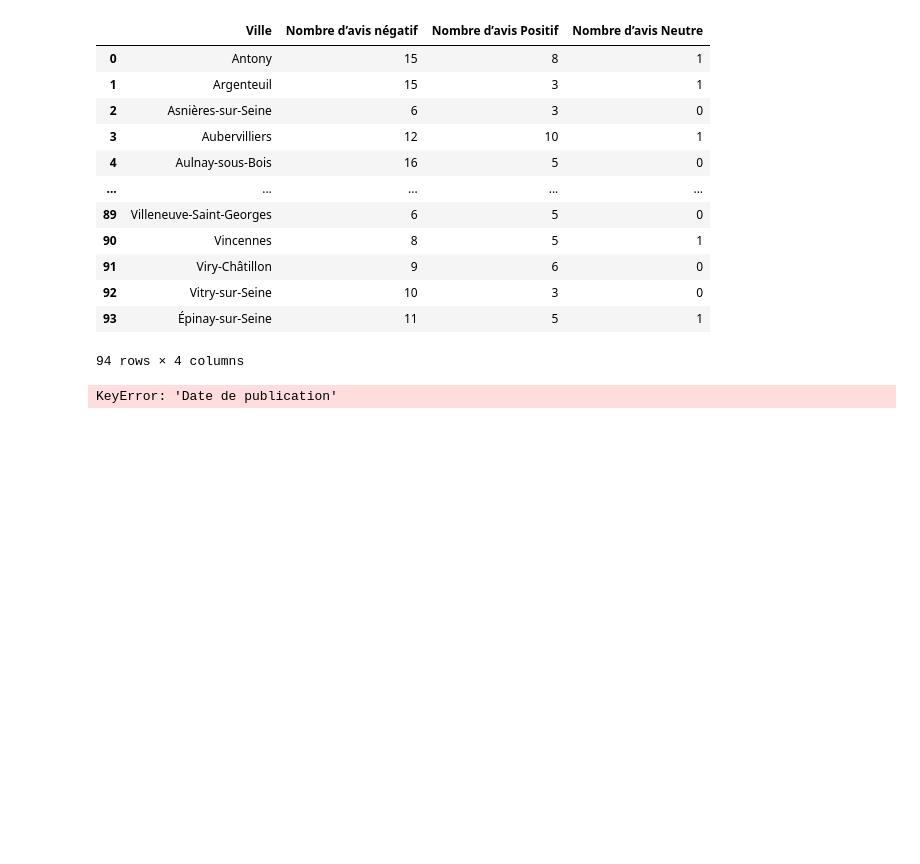
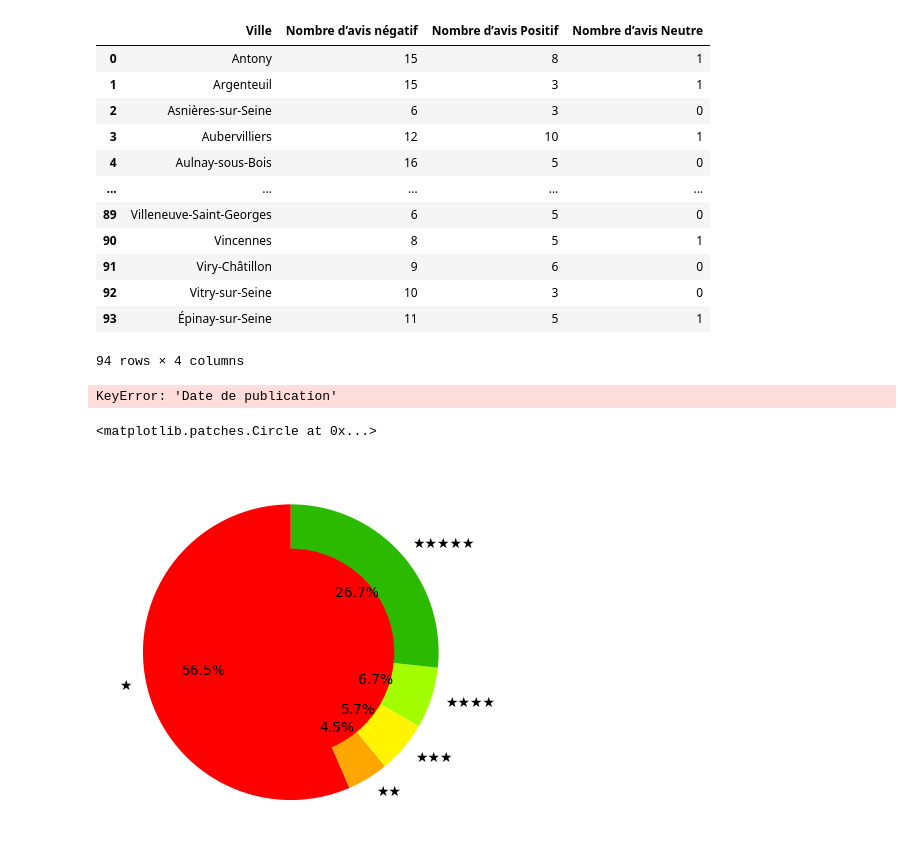
Before and after one commit to finagnon/Projet_entreprise, a Jupyter notebook: Scraper/read_csv.ipynb, the cells around one changed output. Cells and saved outputs as stored; diff of their text form; code cells hidden in the pictures; blank space fills up the shorter version.

Commit message:
les dernieres modifications du projet

```diff
--- a/Scraper/read_csv.ipynb
+++ b/Scraper/read_csv.ipynb
@@ -260,3 +260,30 @@ annees = dfrm['Year'].unique()
 print(annees)
 # %% [output]
 KeyError: 'Date de publication'
+# %%
+data = pd.read_csv("C:/Users/sylva/OneDrive/Bureau/scrap_project_MD4/Projet_entreprise/Data/csv/Île-de-France_POLE_EMPLOI_copie.csv", sep=';')
+# Créer le dropdown des villes
+# selected_city = st.selectbox("Sélectionnez une ville", data['Ville'].unique())
+
+# Filtrer les données par la ville sélectionnée
+# filtered_data = data[data['Ville'] == selected_city]
+
+# Calculer les taux d'étoiles
+# etoile_counts = filtered_data['Etoile'].value_counts()
+# total_counts = etoile_counts.sum()
+# etoile_percentages = etoile_counts / total_counts * 100
+
+# Tracer le graphique des taux d'étoiles
+Labels = ["\u2605", '\u2605\u2605', '\u2605\u2605\u2605', '\u2605\u2605\u2605\u2605', '\u2605\u2605\u2605\u2605\u2605']
+# sizes = [etoile_percentages.get(label, 0) for label in Labels]
+color = ['#ff0000', '#ffa700', '#fff400', '#a3ff00', '#2cba00']
+
+fig, ax = plt.subplots()
+ax.pie(sizes, colors=color, labels=Labels, autopct='%1.1f%%', startangle=90)
+
+# Cercle de dessin
+centre_circle = plt.Circle((0, 0), 0.70, fc='red')
+fig.gca().add_artist(centre_circle)
+# %% [output]
+<matplotlib.patches.Circle at 0x...>
+[figure, added]
```
Also changed, not shown: parts of 1 cell of this notebook, 2 other files.
